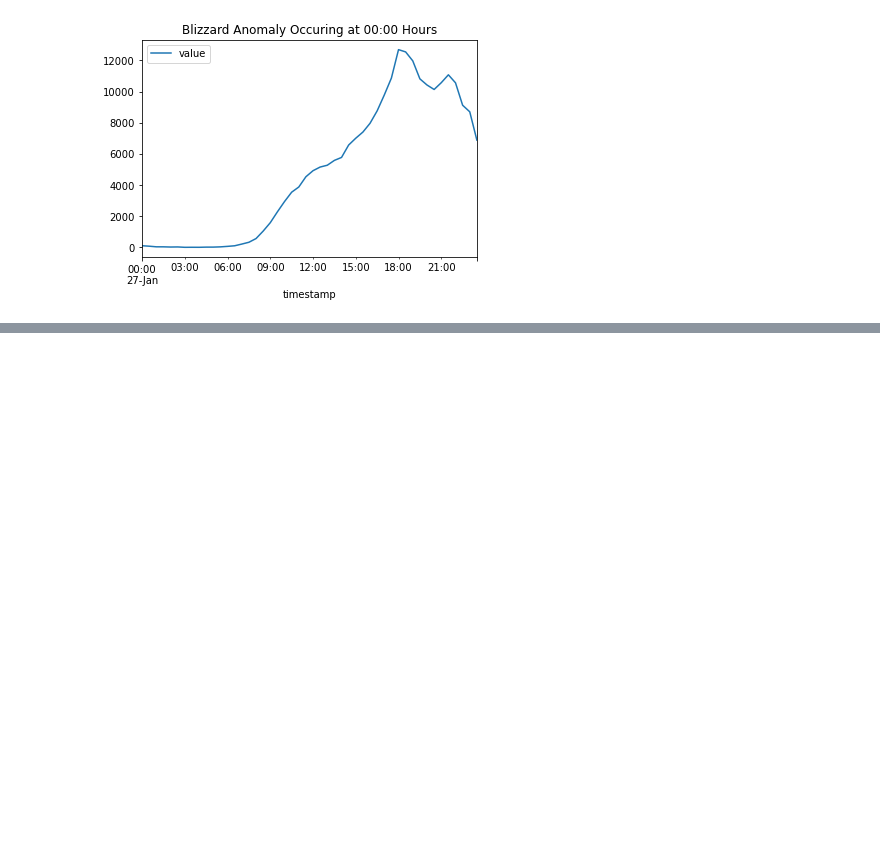
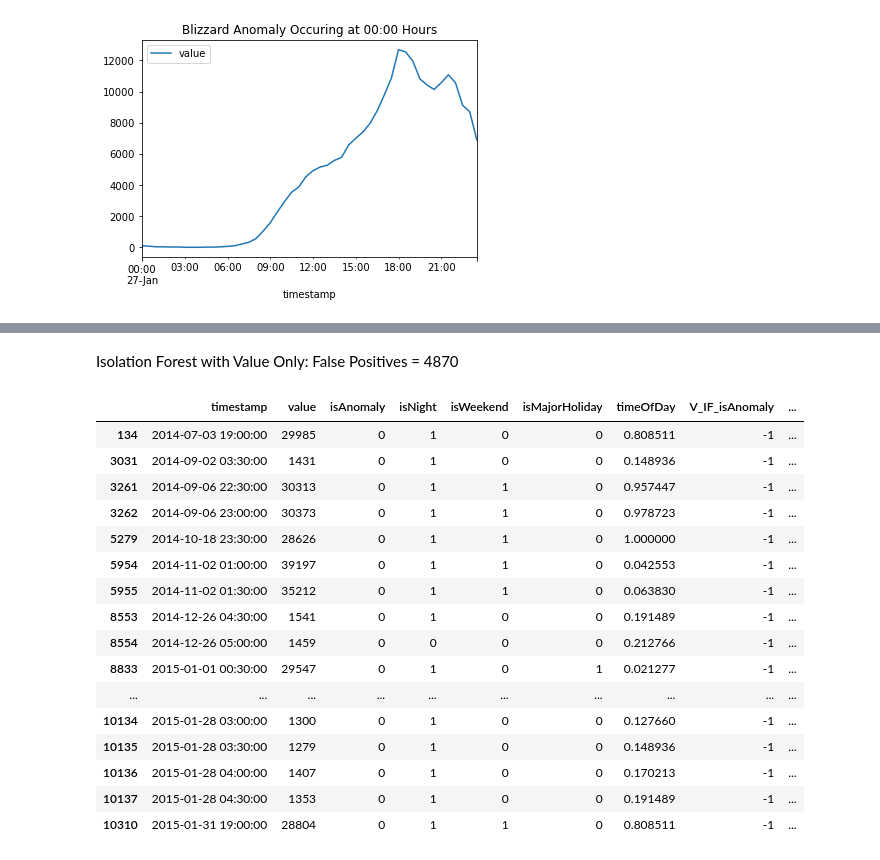
Before and after one commit to benjaminwyss/EECS731D-St-reamsOfAnomalies, a Jupyter notebook: notebooks/1.0-brw-data-exploration-and-modeling.ipynb, the cells around one changed output, grey strips where cells are left out. Drawn from its saved outputs; the diff is of its cells as text; code cells hidden in the pictures; blank space fills up the shorter version.

```diff
--- a/notebooks/1.0-brw-data-exploration-and-modeling.ipynb
+++ b/notebooks/1.0-brw-data-exploration-and-modeling.ipynb
@@ -252,0 +295,3 @@ df[df.timestamp.dt.date == pd.Timestamp('2015-01-27')].plot(x='timestamp', y='va
+# %%
+T_OCSVM = OneClassSVM().fit_predict(X_time)
+df['T_OCSVM_isAnomaly'] = pd.Series(T_OCSVM)
@@ -252,0 +300,3 @@ df[df.timestamp.dt.date == pd.Timestamp('2015-01-27')].plot(x='timestamp', y='va
+# %%
+A_IF = IsolationForest().fit_predict(X_all)
+df['A_IF_isAnomaly'] = pd.Series(A_IF)
@@ -252,0 +305,3 @@ df[df.timestamp.dt.date == pd.Timestamp('2015-01-27')].plot(x='timestamp', y='va
+# %%
+A_LOF = LocalOutlierFactor().fit_predict(X_all)
+df['A_LOF_isAnomaly'] = pd.Series(A_LOF)
@@ -252,0 +310,3 @@ df[df.timestamp.dt.date == pd.Timestamp('2015-01-27')].plot(x='timestamp', y='va
+# %%
+A_OCSVM = OneClassSVM().fit_predict(X_all)
+df['A_OCSVM_isAnomaly'] = pd.Series(A_OCSVM)
@@ -252,0 +388,22 @@ df[df.timestamp.dt.date == pd.Timestamp('2015-01-27')].plot(x='timestamp', y='va
+# %% [markdown]
+Isolation Forest with Value Only: False Positives = 4870
+# %%
+df[df.V_LOF_isAnomaly == -1]
+# %% [output]
+|  | timestamp | value | isAnomaly | isNight | isWeekend | isMajorHoliday | timeOfDay | V_IF_isAnomaly | ... |
+| 134 | 2014-07-03 19:00:00 | 29985 | 0 | 1 | 0 | 0 | 0.808511 | -1 | ... |
+| 3031 | 2014-09-02 03:30:00 | 1431 | 0 | 1 | 0 | 0 | 0.148936 | -1 | ... |
+| 3261 | 2014-09-06 22:30:00 | 30313 | 0 | 1 | 1 | 0 | 0.957447 | -1 | ... |
+| 3262 | 2014-09-06 23:00:00 | 30373 | 0 | 1 | 1 | 0 | 0.978723 | -1 | ... |
+| 5279 | 2014-10-18 23:30:00 | 28626 | 0 | 1 | 1 | 0 | 1.000000 | -1 | ... |
+| 5954 | 2014-11-02 01:00:00 | 39197 | 0 | 1 | 1 | 0 | 0.042553 | -1 | ... |
+| 5955 | 2014-11-02 01:30:00 | 35212 | 0 | 1 | 1 | 0 | 0.063830 | -1 | ... |
+| 8553 | 2014-12-26 04:30:00 | 1541 | 0 | 1 | 0 | 0 | 0.191489 | -1 | ... |
+| 8554 | 2014-12-26 05:00:00 | 1459 | 0 | 0 | 0 | 0 | 0.212766 | -1 | ... |
+| 8833 | 2015-01-01 00:30:00 | 29547 | 0 | 1 | 0 | 1 | 0.021277 | -1 | ... |
+| ... | ... | ... | ... | ... | ... | ... | ... | ... | ... |
+| 10134 | 2015-01-28 03:00:00 | 1300 | 0 | 1 | 0 | 0 | 0.127660 | -1 | ... |
+| 10135 | 2015-01-28 03:30:00 | 1279 | 0 | 1 | 0 | 0 | 0.148936 | -1 | ... |
+| 10136 | 2015-01-28 04:00:00 | 1407 | 0 | 1 | 0 | 0 | 0.170213 | -1 | ... |
+| 10137 | 2015-01-28 04:30:00 | 1353 | 0 | 1 | 0 | 0 | 0.191489 | -1 | ... |
+| 10310 | 2015-01-31 19:00:00 | 28804 | 0 | 1 | 1 | 0 | 0.808511 | -1 | ... |
```
Also changed, not shown: parts of 56 cells of this notebook, 2 other files.
